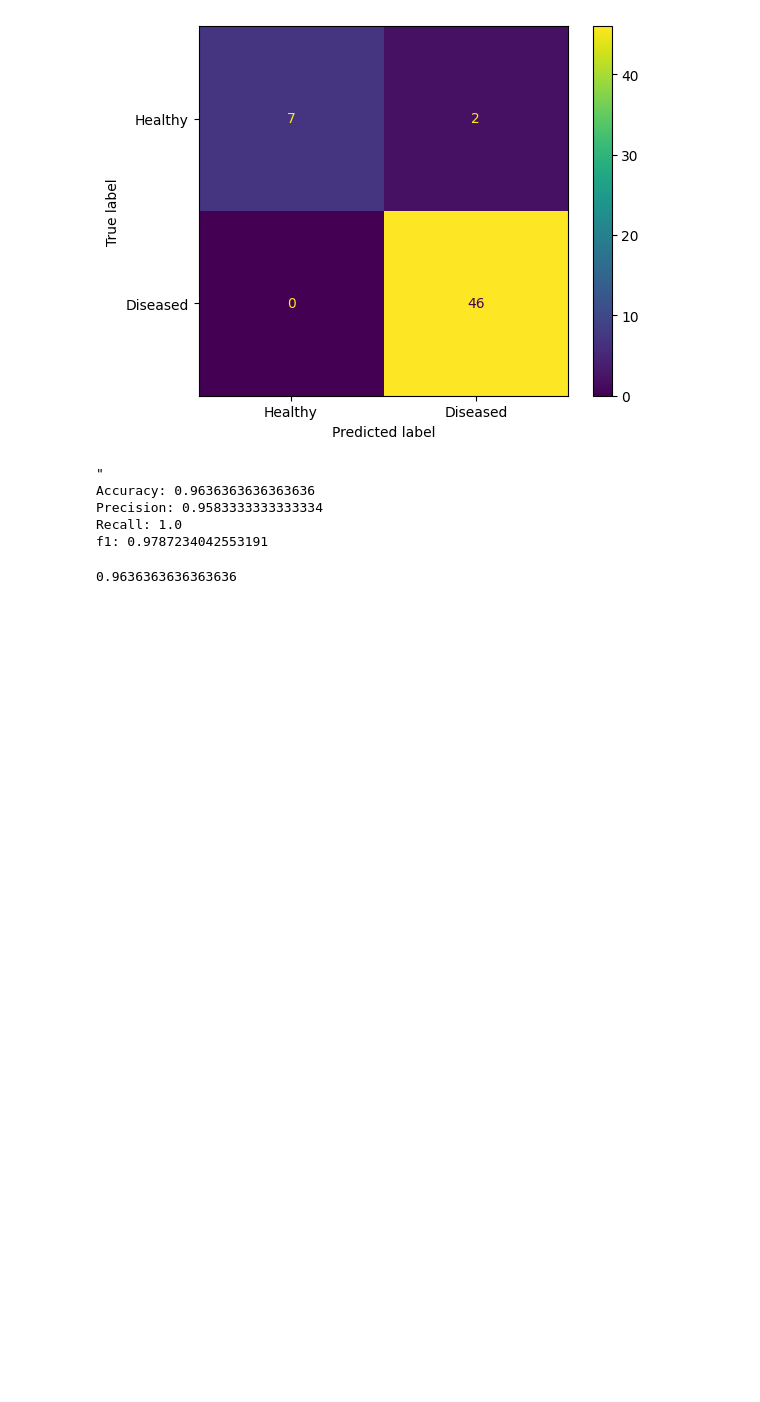
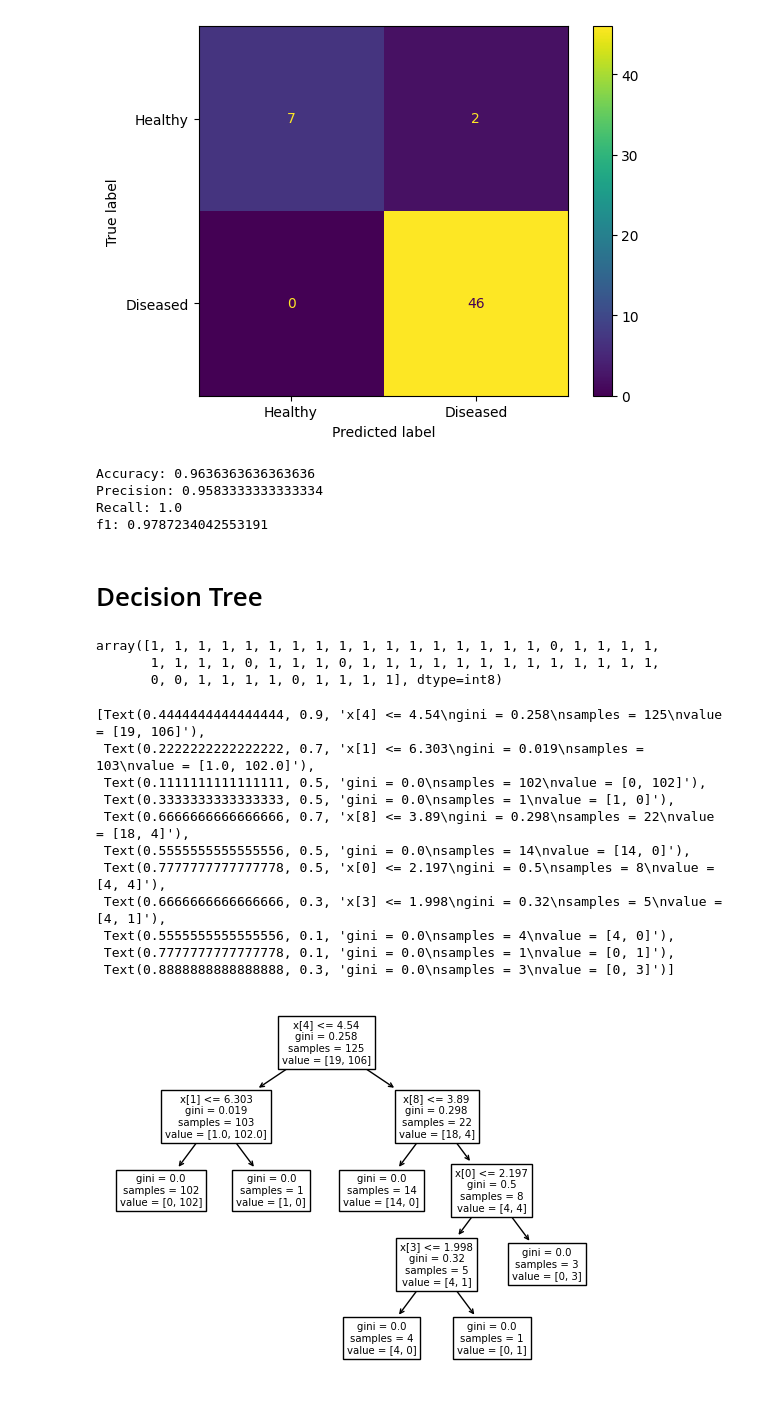
Before and after one commit to thelgis/applied-bioinformatics-thesis, a Jupyter notebook: notebooks/10_ML_with_top_10_de_genes_as_features.ipynb, the cells around one changed output. Saved outputs shown, nothing was run; the diff lists cells and outputs as text; code cells hidden in the pictures; blank space fills up the shorter version.

Commit message:
Decision Tree with top-10 DE genes

```diff
--- a/notebooks/10_ML_with_top_10_de_genes_as_features.ipynb
+++ b/notebooks/10_ML_with_top_10_de_genes_as_features.ipynb
@@ -274,17 +270,42 @@ precision = precision_score(y_test, logistic_prediction)
 recall = recall_score(y_test, logistic_prediction)
 f1 = f1_score(y_test, logistic_prediction)
 
-print(f""""
+print(f"""
 Accuracy: {accuracy}
 Precision: {precision}
 Recall: {recall}
 f1: {f1}
 """)
-accuracy
 # %% [output]
-"
 Accuracy: 0.9636363636363636
 Precision: 0.9583333333333334
 Recall: 1.0
 f1: 0.9787234042553191
-0.9636363636363636
+# %% [markdown]
+# Decision Tree
+# %%
+from sklearn import tree
+
+tree_model = tree.DecisionTreeClassifier().fit(x_train, np.ravel(y_train))
+
+tree_prediction = tree_model.predict(x_test)
+tree_prediction
+# %% [output]
+array([1, 1, 1, 1, 1, 1, 1, 1, 1, 1, 1, 1, 1, 1, 1, 1, 1, 0, 1, 1, 1, 1,
+       1, 1, 1, 1, 0, 1, 1, 1, 0, 1, 1, 1, 1, 1, 1, 1, 1, 1, 1, 1, 1, 1,
+       0, 0, 1, 1, 1, 1, 0, 1, 1, 1, 1], dtype=int8)
+# %%
+tree.plot_tree(tree_model)
+# %% [output]
+[Text(0.4444444444444444, 0.9, 'x[4] <= 4.54\ngini = 0.258\nsamples = 125\nvalue = [19, 106]'),
+ Text(0.2222222222222222, 0.7, 'x[1] <= 6.303\ngini = 0.019\nsamples = 103\nvalue = [1.0, 102.0]'),
+ Text(0.1111111111111111, 0.5, 'gini = 0.0\nsamples = 102\nvalue = [0, 102]'),
+ Text(0.3333333333333333, 0.5, 'gini = 0.0\nsamples = 1\nvalue = [1, 0]'),
+ Text(0.6666666666666666, 0.7, 'x[8] <= 3.89\ngini = 0.298\nsamples = 22\nvalue = [18, 4]'),
+ Text(0.5555555555555556, 0.5, 'gini = 0.0\nsamples = 14\nvalue = [14, 0]'),
+ Text(0.7777777777777778, 0.5, 'x[0] <= 2.197\ngini = 0.5\nsamples = 8\nvalue = [4, 4]'),
+ Text(0.6666666666666666, 0.3, 'x[3] <= 1.998\ngini = 0.32\nsamples = 5\nvalue = [4, 1]'),
+ Text(0.5555555555555556, 0.1, 'gini = 0.0\nsamples = 4\nvalue = [4, 0]'),
+ Text(0.7777777777777778, 0.1, 'gini = 0.0\nsamples = 1\nvalue = [0, 1]'),
+ Text(0.8888888888888888, 0.3, 'gini = 0.0\nsamples = 3\nvalue = [0, 3]')]
+[figure, added]
```
Also changed, not shown: parts of 3 cells of this notebook.
